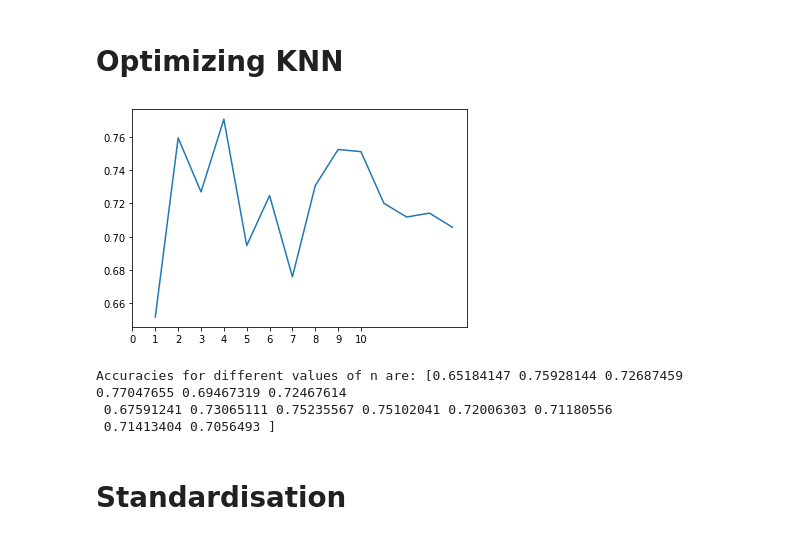
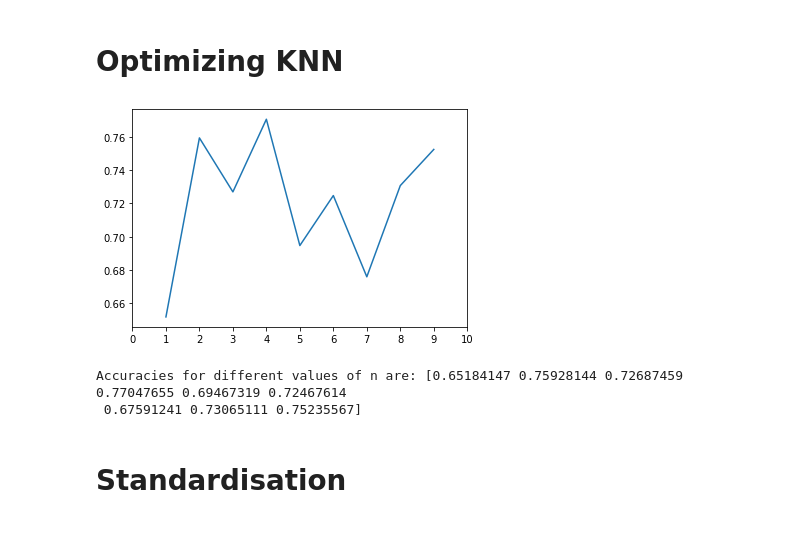
Before and after one commit to sapphiresinha/Predicting_diabetes, a Jupyter notebook: Predicting_pima_indian_diabetes.ipynb, the cells around one changed output. Saved outputs shown, nothing was run; the diff lists cells and outputs as text; code cells hidden in the pictures.

```diff
--- a/Predicting_pima_indian_diabetes.ipynb
+++ b/Predicting_pima_indian_diabetes.ipynb
@@ -66,0 +71,2 @@ BMI
+# %%
+diabetes[['Glucose','BloodPressure','SkinThickness','Insulin','BMI']] = diabetes[['Glucose','BloodPressure','SkinThickness','Insulin','BMI']].replace(0,np.NaN)
@@ -192,23 +231,22 @@ DecisionTree Feature ranking:
 # %% [markdown]
 # Optimizing KNN
 # %%
-a_index=list(range(1,15))
+a_index=list(range(1,10))
 a=pd.Series()
 x=[0,1,2,3,4,5,6,7,8,9,10]
-for i in list(range(1,15)):
+for i in list(range(1,10)):
     model=KNeighborsClassifier(n_neighbors=i)
     model.fit(train_X,train_Y)
     prediction=model.predict(test_X)
     a=a.append(pd.Series(metrics.roc_auc_score(prediction,test_Y)))
 plt.plot(a_index, a)
 plt.xticks(x)
 plt.show()
 print('Accuracies for different values of n are:',a.values)
 # %% [output]
-[figure, old version]
+[figure, new version]
 Accuracies for different values of n are: [0.65184147 0.75928144 0.72687459 0.77047655 0.69467319 0.72467614
- 0.67591241 0.73065111 0.75235567 0.75102041 0.72006303 0.71180556
- 0.71413404 0.7056493 ]
+ 0.67591241 0.73065111 0.75235567]
 # %% [markdown]
 # Standardisation
 # %%
```
Also changed, not shown: parts of 14 cells of this notebook, 2 other files.
